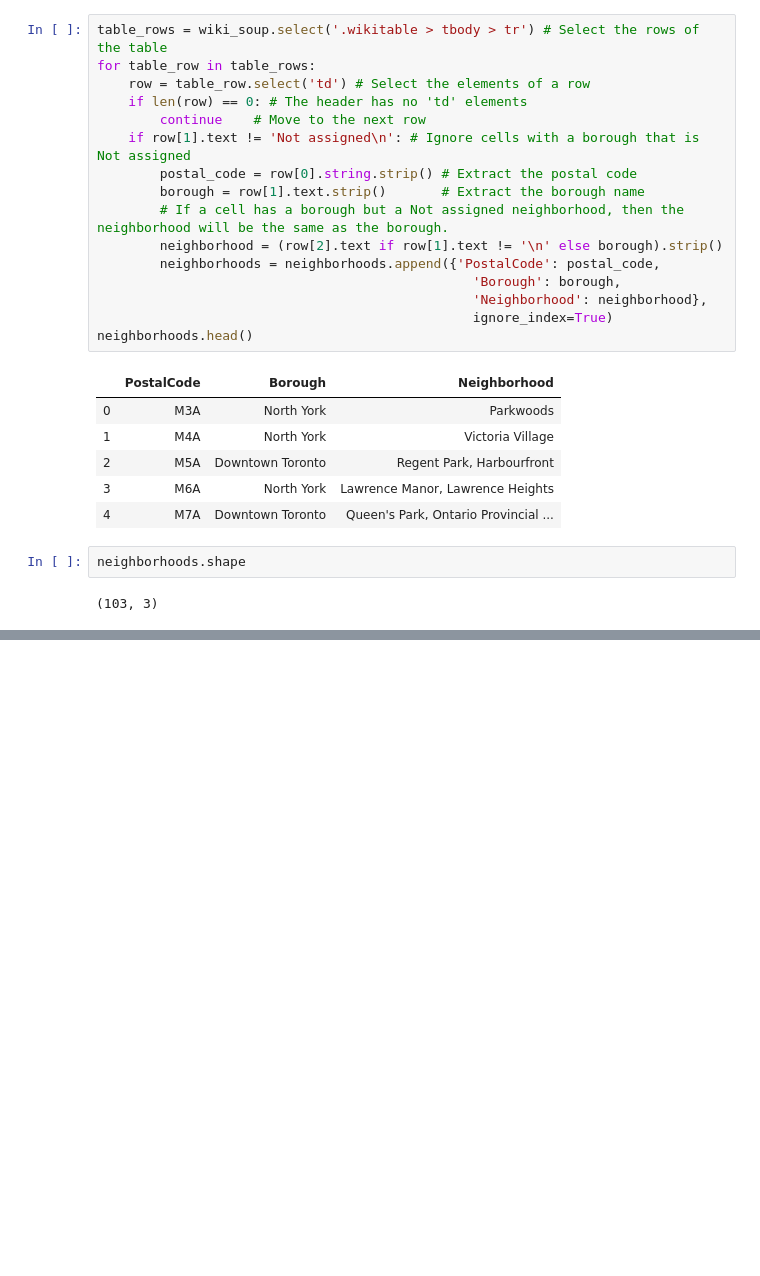
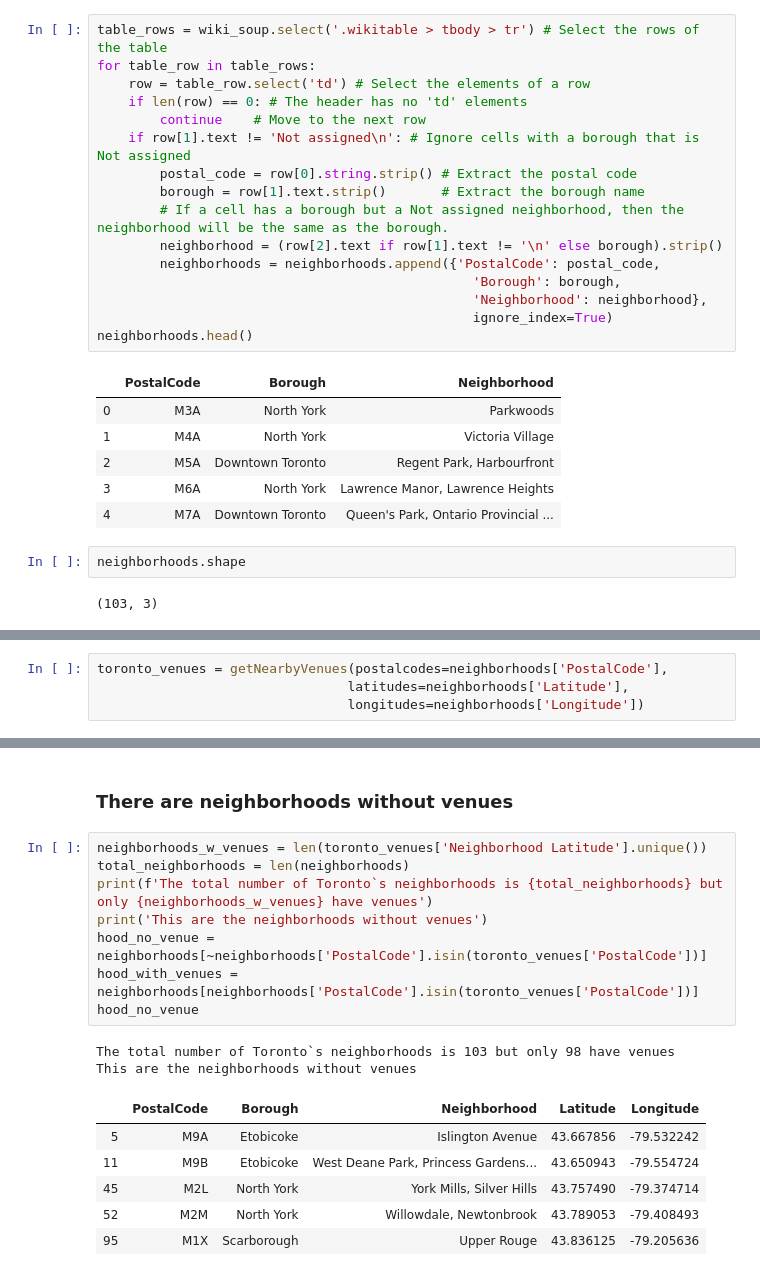
Before and after one commit to 112358fn/Coursera_Capstone, a Jupyter notebook: The_Battle_of_the_neighborhoods.ipynb, the cells around one changed output, grey strips where cells are left out. Saved outputs shown, nothing was run; the diff lists cells and outputs as text; blank space fills up the shorter version.

```diff
--- a/The_Battle_of_the_neighborhoods.ipynb
+++ b/The_Battle_of_the_neighborhoods.ipynb
@@ -60,0 +148,4 @@ neighborhoods.shape
+# %%
+toronto_venues = getNearbyVenues(postalcodes=neighborhoods['PostalCode'],
+                                latitudes=neighborhoods['Latitude'],
+                                longitudes=neighborhoods['Longitude'])
@@ -60,0 +170,19 @@ neighborhoods.shape
+# %% [markdown]
+### There are neighborhoods without venues
+# %%
+neighborhoods_w_venues = len(toronto_venues['Neighborhood Latitude'].unique())
+total_neighborhoods = len(neighborhoods)
+print(f'The total number of Toronto`s neighborhoods is {total_neighborhoods} but only {neighborhoods_w_venues} have venues')
+print('This are the neighborhoods without venues')
+hood_no_venue = neighborhoods[~neighborhoods['PostalCode'].isin(toronto_venues['PostalCode'])]
+hood_with_venues = neighborhoods[neighborhoods['PostalCode'].isin(toronto_venues['PostalCode'])]
+hood_no_venue
+# %% [output]
+The total number of Toronto`s neighborhoods is 103 but only 98 have venues
+This are the neighborhoods without venues
+|  | PostalCode | Borough | Neighborhood | Latitude | Longitude |
+| 5 | M9A | Etobicoke | Islington Avenue | 43.667856 | -79.532242 |
+| 11 | M9B | Etobicoke | West Deane Park, Princess Gardens... | 43.650943 | -79.554724 |
+| 45 | M2L | North York | York Mills, Silver Hills | 43.757490 | -79.374714 |
+| 52 | M2M | North York | Willowdale, Newtonbrook | 43.789053 | -79.408493 |
+| 95 | M1X | Scarborough | Upper Rouge | 43.836125 | -79.205636 |
```
Also changed, not shown: parts of 24 cells of this notebook.
